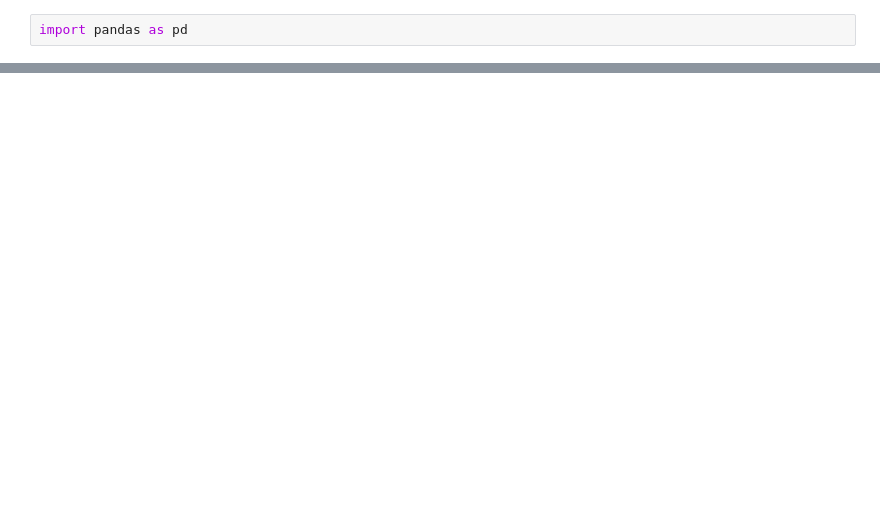
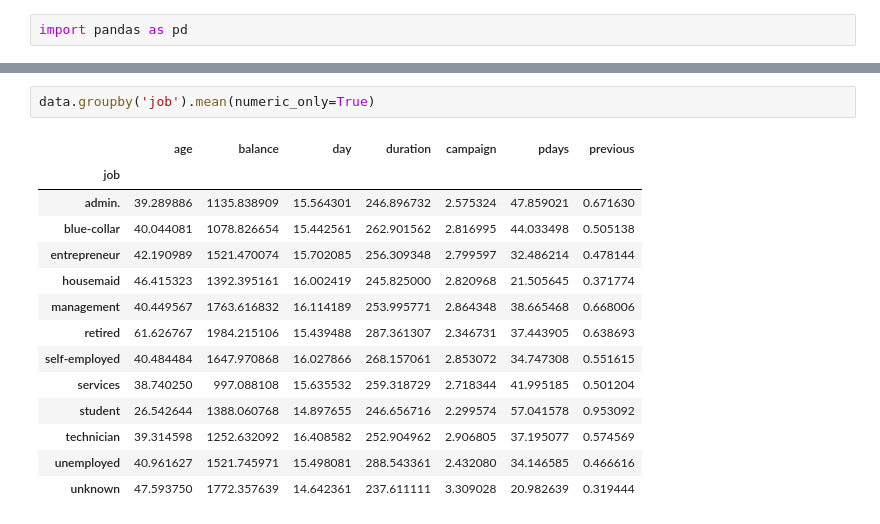
Before and after one commit to majidgolbaz/Regreesion, a Jupyter notebook: LogesticRegression/LogesticRegression.ipynb, the cells around one changed output, grey strips where cells are left out. Cells and saved outputs as stored; diff of their text form; blank space fills up the shorter version.

```diff
--- a/LogesticRegression/LogesticRegression.ipynb
+++ b/LogesticRegression/LogesticRegression.ipynb
@@ -4,0 +38,17 @@ data = pd.read_csv("bank-full.csv", delimiter=";")
+# %%
+data.groupby('job').mean(numeric_only=True)
+# %% [output]
+|  | age | balance | day | duration | campaign | pdays | previous |
+| job |  |  |  |  |  |  |  |
+| admin. | 39.289886 | 1135.838909 | 15.564301 | 246.896732 | 2.575324 | 47.859021 | 0.671630 |
+| blue-collar | 40.044081 | 1078.826654 | 15.442561 | 262.901562 | 2.816995 | 44.033498 | 0.505138 |
+| entrepreneur | 42.190989 | 1521.470074 | 15.702085 | 256.309348 | 2.799597 | 32.486214 | 0.478144 |
+| housemaid | 46.415323 | 1392.395161 | 16.002419 | 245.825000 | 2.820968 | 21.505645 | 0.371774 |
+| management | 40.449567 | 1763.616832 | 16.114189 | 253.995771 | 2.864348 | 38.665468 | 0.668006 |
+| retired | 61.626767 | 1984.215106 | 15.439488 | 287.361307 | 2.346731 | 37.443905 | 0.638693 |
+| self-employed | 40.484484 | 1647.970868 | 16.027866 | 268.157061 | 2.853072 | 34.747308 | 0.551615 |
+| services | 38.740250 | 997.088108 | 15.635532 | 259.318729 | 2.718344 | 41.995185 | 0.501204 |
+| student | 26.542644 | 1388.060768 | 14.897655 | 246.656716 | 2.299574 | 57.041578 | 0.953092 |
+| technician | 39.314598 | 1252.632092 | 16.408582 | 252.904962 | 2.906805 | 37.195077 | 0.574569 |
+| unemployed | 40.961627 | 1521.745971 | 15.498081 | 288.543361 | 2.432080 | 34.146585 | 0.466616 |
+| unknown | 47.593750 | 1772.357639 | 14.642361 | 237.611111 | 3.309028 | 20.982639 | 0.319444 |
```
Also changed, not shown: parts of 13 cells of this notebook.
